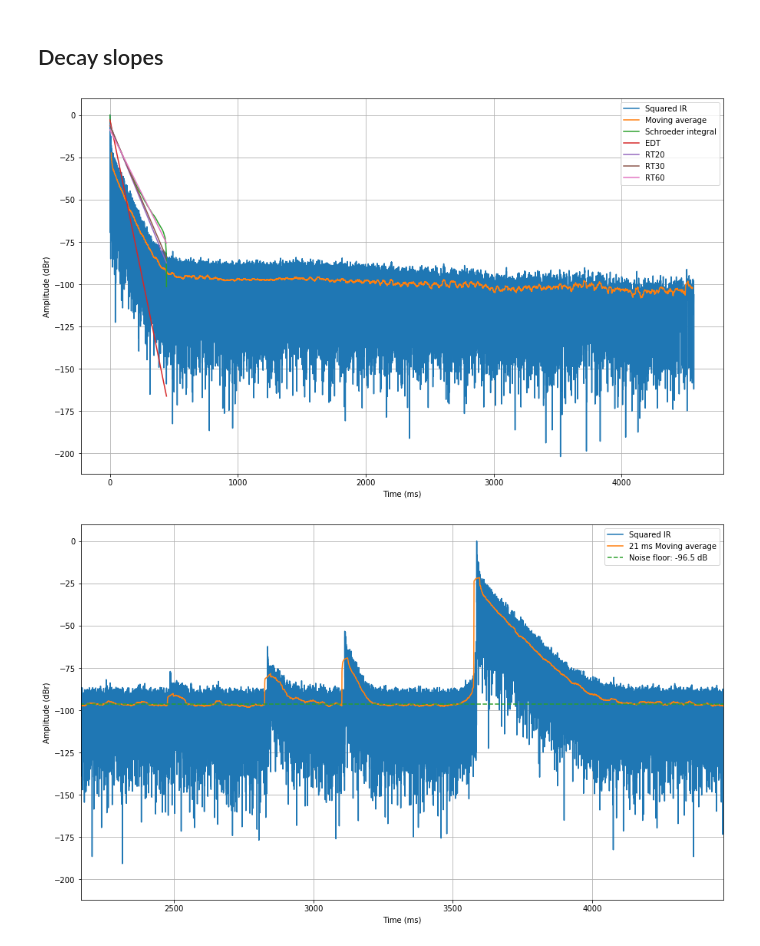
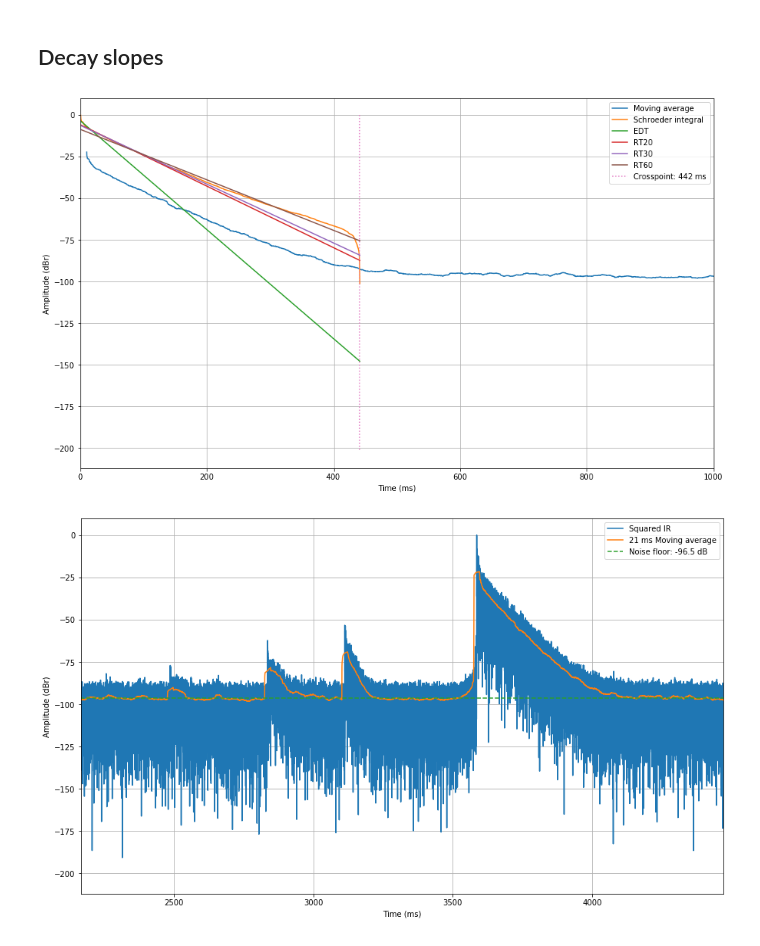
Before and after one commit to jaakkopasanen/Impulcifer, a Jupyter notebook: research/reverberation-management/lundeby.ipynb, the cells around one changed output. Saved outputs shown, nothing was run; the diff lists cells and outputs as text; code cells hidden in the pictures.

Commit message:
decay_params() and decay_times() methods implemented. Removed old decay related methods. New decay graph.

```diff
--- a/research/reverberation-management/lundeby.ipynb
+++ b/research/reverberation-management/lundeby.ipynb
@@ -157,40 +176,48 @@ plt.show()
 ## Decay parameters
 # %%
 td = int(crosspoint_time * ir.fs)
-t_td = t[:td]
-_ir = ir.copy()
-_ir.crop_head()
-hilbert = np.imag(signal.hilbert(_ir.data))
-schroeder = np.cumsum(hilbert[td::-1]**2 / np.sum(hilbert[:td]**2))[:0:-1]
+#t_td = t[:td]
+t_td = t.copy()
+
+#_ir = ir.copy()
+#_ir.crop_head()
+#hilbert = np.imag(signal.hilbert(_ir.data))
+
+data = ir.data[peak_index - 0 * ir.fs // 1000:]
+data /= np.max(np.abs(data))
+# analytical = np.abs(signal.hilbert(data))  # Hilbert doesn't work will with broadband signals
+analytical = np.abs(data)
+
+schroeder = np.cumsum(analytical[td::-1] ** 2 / np.sum(analytical[:td] ** 2))[:0:-1]
 schroeder = 10 * np.log10(schroeder)
 
 # Early decay time
 start_edt = np.argwhere(schroeder <= -1)[0, 0]
 end_edt = np.argwhere(schroeder <= -10)[0, 0]
-slope_edt, intercept_edt, _, _, _ = stats.linregress(t_td[0:end_edt], schroeder[0:end_edt])
+slope_edt, intercept_edt, _, _, _ = stats.linregress(t_td[start_edt:end_edt], schroeder[start_edt:end_edt])
 line_edt = slope_edt * t_td + intercept_edt
 edt = -10 / slope_edt
-print(f'EDT: {edt*1000:.0f} ms, slope: {slope_edt:.1f} dB/s')
+print(f'EDT ({start_edt} -> {end_edt}): {edt * 1000:.0f} ms, slope: {slope_edt:.1f} dB/s')
 
-# RT20
+# RT20 - Only if noise floor is < -35 dB
 start = np.argwhere(schroeder <= -5)[0, 0]  # Find index of -5 dB
 end20 = np.argwhere(schroeder <= -25)[0, 0]
 slope20, intercept20, _, _, _ = stats.linregress(t_td[start:end20], schroeder[start:end20])
 line20 = slope20 * t_td + intercept20
 rt20 = -20 / slope20
-print(f'RT20: {rt20*1000:.0f} ms, slope: {slope20:.1f} dB/s')
+print(f'RT20 ({start} -> {end20}): {rt20 * 1000:.0f} ms, slope: {slope20:.1f} dB/s')
 
-# RT30
+# RT30 - Only if noise floor is < -45 dB
 end30 = np.argwhere(schroeder <= -35)[0, 0]
 slope30, intercept30, _, _, _ = stats.linregress(t_td[start:end30], schroeder[start:end30])
 line30 = slope30 * t_td + intercept30
 rt30 = -30 / slope30
-print(f'RT30: {rt30*1000:.0f} ms, slope: {slope30:.1f} dB/s')
+print(f'RT30 ({start} -> {end30}): {rt30 * 1000:.0f} ms, slope: {slope30:.1f} dB/s')
 
-# RT60
+# RT60 - Only if noise floor is < -75 dB
 end60 = np.argwhere(schroeder <= -65)[0, 0]
 slope60, intercept60, _, _, _ = stats.linregress(t_td[start:end60], schroeder[start:end60])
 line60 = slope60 * t_td + intercept60
 rt60 = -60 / slope60
-print(f'RT60: {rt60*1000:.0f} ms, slope: {slope60:.1f} dB/s')
+print(f'RT60 ({start} -> {end60}): {rt60 * 1000:.0f} ms, slope: {slope60:.1f} dB/s')
 # %% [output]
@@ -210,20 +251,26 @@ avg = 10 * np.log10(avg)
 # %%
 fig, ax = plt.subplots()
 fig.set_size_inches(15, 9)
-ax.plot(t_squared * 1000, 10 * np.log10(squared), label='Squared IR')
+#ax.plot(t_squared * 1000, 10 * np.log10(squared), label='Squared IR')
 ax.plot(t_squared[w // 2:-(w // 2 - 1)] * 1000, avg, label='Moving average')
 ax.plot(t[:td] * 1000, schroeder, label='Schroeder integral')
 ax.plot(t_td * 1000, line_edt, label='EDT')
 ax.plot(t_td * 1000, slope20 * t_td + intercept20, label='RT20')
 ax.plot(t_td * 1000, slope30 * t_td + intercept30, label='RT30')
 ax.plot(t_td * 1000, slope60 * t_td + intercept60, label='RT60')
+ax.plot(
+    (np.array([crosspoint_time, crosspoint_time])) * 1000,
+    [0, np.min(10 * np.log10(squared))],
+    linestyle='dotted', label=f'Crosspoint: {crosspoint_time * 1000:.0f} ms'
+)
 ax.grid()
 ax.legend(loc='upper right')
 ax.set_xlabel('Time (ms)')
 ax.set_ylabel('Amplitude (dBr)')
+ax.set_xlim([0, 1000])
 plt.show()
 # %% [output]
-[figure, old version]
+[figure, new version]
 # %%
 sq2 = ir.data ** 2
 avg2 = running_mean(sq2, w)
```
Also changed, not shown: parts of 12 cells of this notebook, 6 other files.
